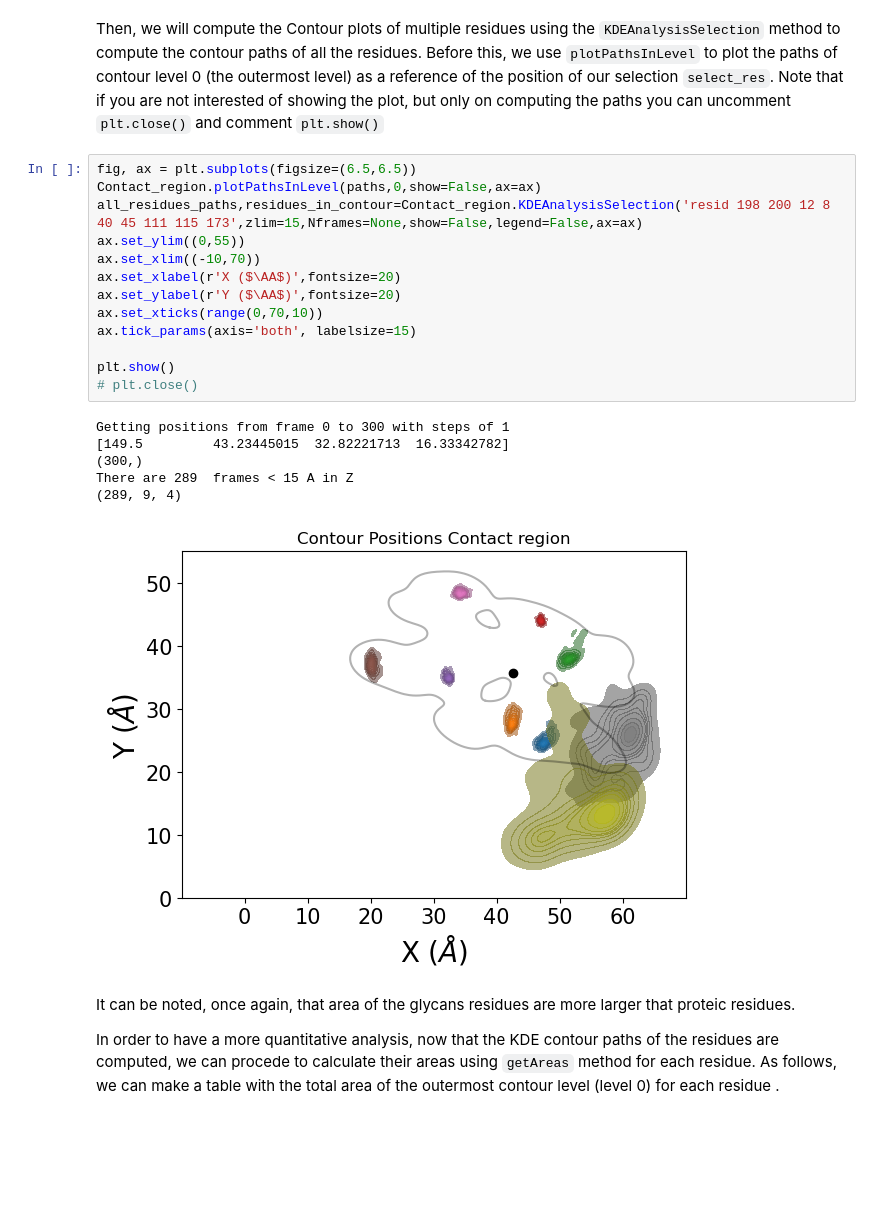
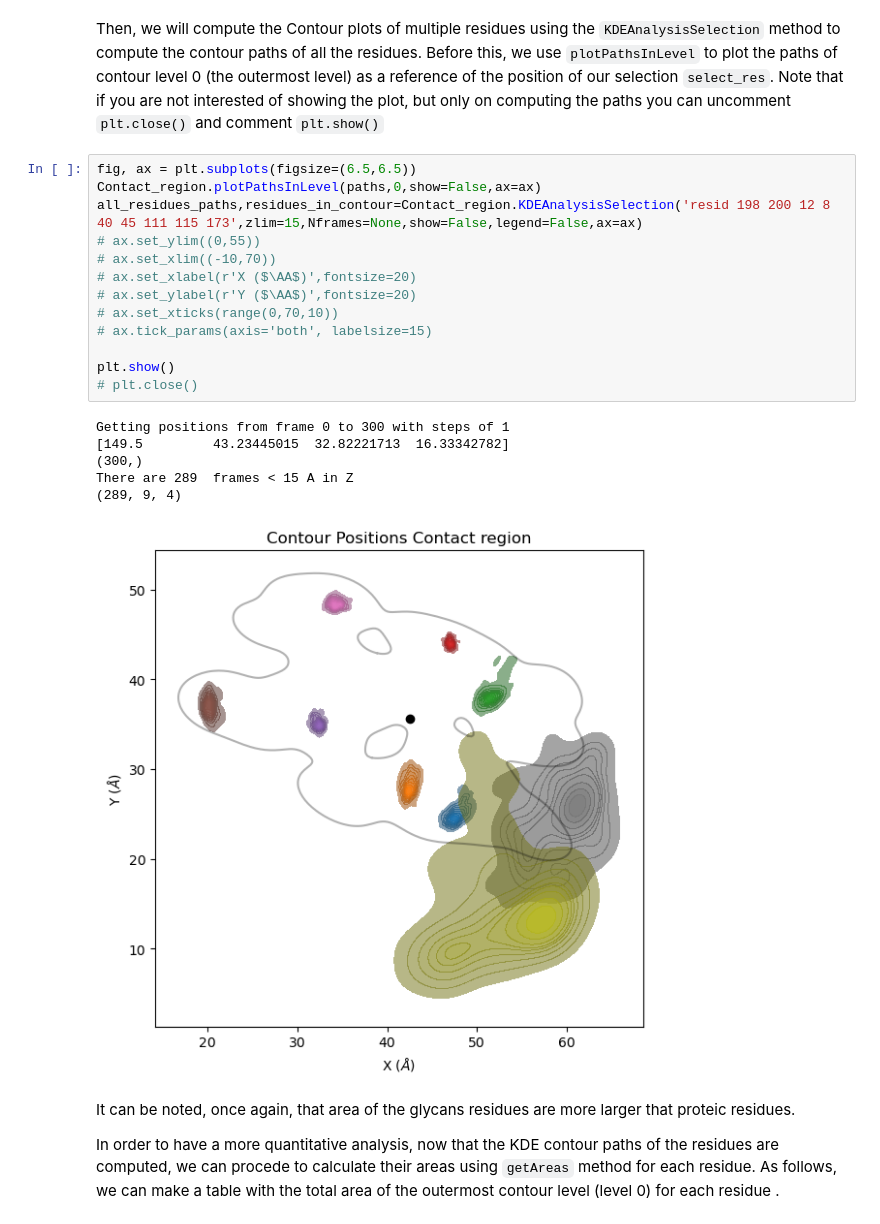
Before and after one commit to pyF4all/2DanalysisTutorials, a Jupyter notebook: BioPolymer2D/BioPolymer2D_Tutorial.ipynb, the cells around one changed output. Drawn from its saved outputs; the diff is of its cells as text; blank space fills up the shorter version.

```diff
--- a/BioPolymer2D/BioPolymer2D_Tutorial.ipynb
+++ b/BioPolymer2D/BioPolymer2D_Tutorial.ipynb
@@ -434,23 +434,23 @@ Axes(0.125,0.11;0.775x0.77)
 # %%
 fig, ax = plt.subplots(figsize=(6.5,6.5))
 Contact_region.plotPathsInLevel(paths,0,show=False,ax=ax)
 all_residues_paths,residues_in_contour=Contact_region.KDEAnalysisSelection('resid 198 200 12 8 40 45 111 115 173',zlim=15,Nframes=None,show=False,legend=False,ax=ax)
-ax.set_ylim((0,55))
-ax.set_xlim((-10,70))
-ax.set_xlabel(r'X ($\AA$)',fontsize=20)
-ax.set_ylabel(r'Y ($\AA$)',fontsize=20)
-ax.set_xticks(range(0,70,10))
-ax.tick_params(axis='both', labelsize=15)
+# ax.set_ylim((0,55))
+# ax.set_xlim((-10,70))
+# ax.set_xlabel(r'X ($\AA$)',fontsize=20)
+# ax.set_ylabel(r'Y ($\AA$)',fontsize=20)
+# ax.set_xticks(range(0,70,10))
+# ax.tick_params(axis='both', labelsize=15)
 
 plt.show()
 # plt.close()
 # %% [output]
 Getting positions from frame 0 to 300 with steps of 1
 [149.5         43.23445015  32.82221713  16.33342782]
 (300,)
 There are 289  frames < 15 A in Z
 (289, 9, 4)
-[figure, old version]
+[figure, new version]
 # %% [markdown]
 It can be noted, once again, that area of the glycans residues are more larger that proteic residues.
 
```
Also changed, not shown: parts of 3 cells of this notebook.
